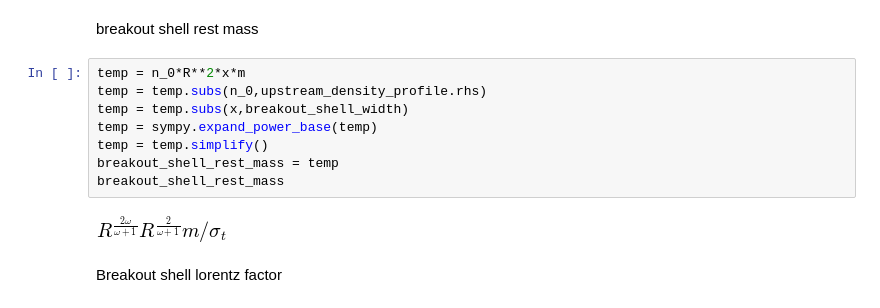
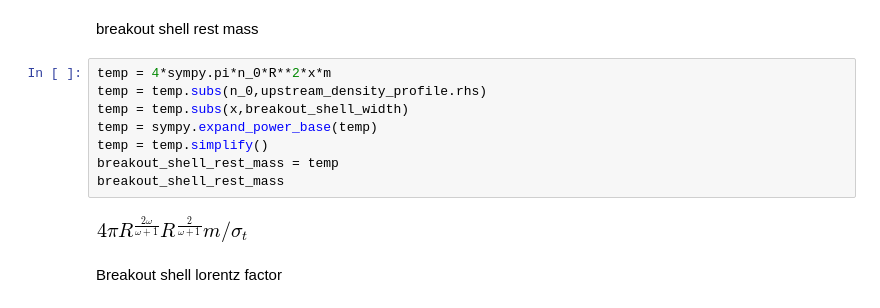
Before and after one commit to bolverk/spherical_relativistic_shock_breakout, a Jupyter notebook: spherical relativistic breakout.ipynb, the cells around one changed output. Drawn from its saved outputs; the diff is of its cells as text.

```diff
--- a/spherical relativistic breakout.ipynb
+++ b/spherical relativistic breakout.ipynb
@@ -243,15 +243,15 @@ breakout_shell_width
 # %% [markdown]
 breakout shell rest mass
 # %%
-temp = n_0*R**2*x*m
+temp = 4*sympy.pi*n_0*R**2*x*m
 temp = temp.subs(n_0,upstream_density_profile.rhs)
 temp = temp.subs(x,breakout_shell_width)
 temp = sympy.expand_power_base(temp)
 temp = temp.simplify()
 breakout_shell_rest_mass = temp
 breakout_shell_rest_mass
 # %% [output]
-[figure, old version]
+[figure, new version]
 # %% [markdown]
 Breakout shell lorentz factor
 # %%
```
Also changed, not shown: parts of 3 cells of this notebook.
